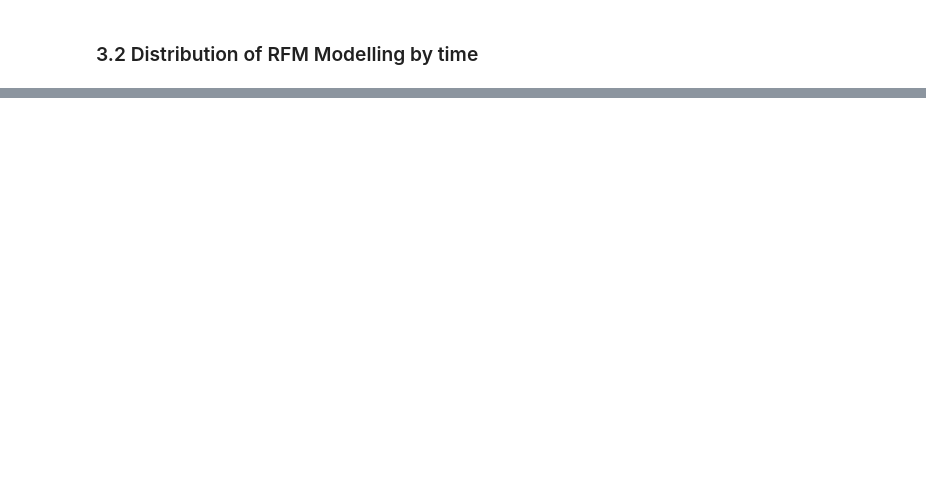
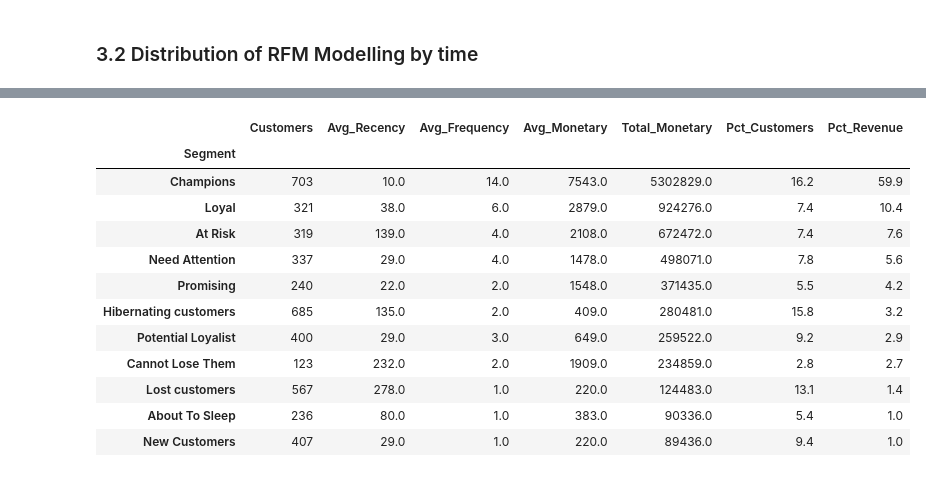
Before and after one commit to TristanNguyen2311/Retail-Customer-Segmentation-with-RFM-Analysis-Python, a Jupyter notebook: RFM_Analysis.ipynb, the cells around one changed output, grey strips where cells are left out. Cells and saved outputs as stored; diff of their text form; code cells hidden in the pictures; blank space fills up the shorter version.

```diff
--- a/RFM_Analysis.ipynb
+++ b/RFM_Analysis.ipynb
@@ -394 +650,23 @@ plt.show()
+# %%
+seg_profile = final_rfm.groupby('Segment').agg(
+    Customers=('CustomerID','count'), Avg_Recency=('Recency','mean'),
+    Avg_Frequency=('Frequency','mean'), Avg_Monetary=('Monetary','mean'),
+    Total_Monetary=('Monetary','sum')).round(0)
+seg_profile['Pct_Customers'] = (seg_profile['Customers']/seg_profile['Customers'].sum()*100).round(1)
+seg_profile['Pct_Revenue'] = (seg_profile['Total_Monetary']/seg_profile['Total_Monetary'].sum()*100).round(1)
+seg_profile.sort_values('Total_Monetary', ascending=False)
+# %% [output]
+|  | Customers | Avg_Recency | Avg_Frequency | Avg_Monetary | Total_Monetary | Pct_Customers | Pct_Revenue |
+| Segment |  |  |  |  |  |  |  |
+| Champions | 703 | 10.0 | 14.0 | 7543.0 | 5302829.0 | 16.2 | 59.9 |
+| Loyal | 321 | 38.0 | 6.0 | 2879.0 | 924276.0 | 7.4 | 10.4 |
+| At Risk | 319 | 139.0 | 4.0 | 2108.0 | 672472.0 | 7.4 | 7.6 |
+| Need Attention | 337 | 29.0 | 4.0 | 1478.0 | 498071.0 | 7.8 | 5.6 |
+| Promising | 240 | 22.0 | 2.0 | 1548.0 | 371435.0 | 5.5 | 4.2 |
+| Hibernating customers | 685 | 135.0 | 2.0 | 409.0 | 280481.0 | 15.8 | 3.2 |
+| Potential Loyalist | 400 | 29.0 | 3.0 | 649.0 | 259522.0 | 9.2 | 2.9 |
+| Cannot Lose Them | 123 | 232.0 | 2.0 | 1909.0 | 234859.0 | 2.8 | 2.7 |
+| Lost customers | 567 | 278.0 | 1.0 | 220.0 | 124483.0 | 13.1 | 1.4 |
+| About To Sleep | 236 | 80.0 | 1.0 | 383.0 | 90336.0 | 5.4 | 1.0 |
+| New Customers | 407 | 29.0 | 1.0 | 220.0 | 89436.0 | 9.4 | 1.0 |
 # %%
```
Also changed, not shown: parts of 50 cells of this notebook.
